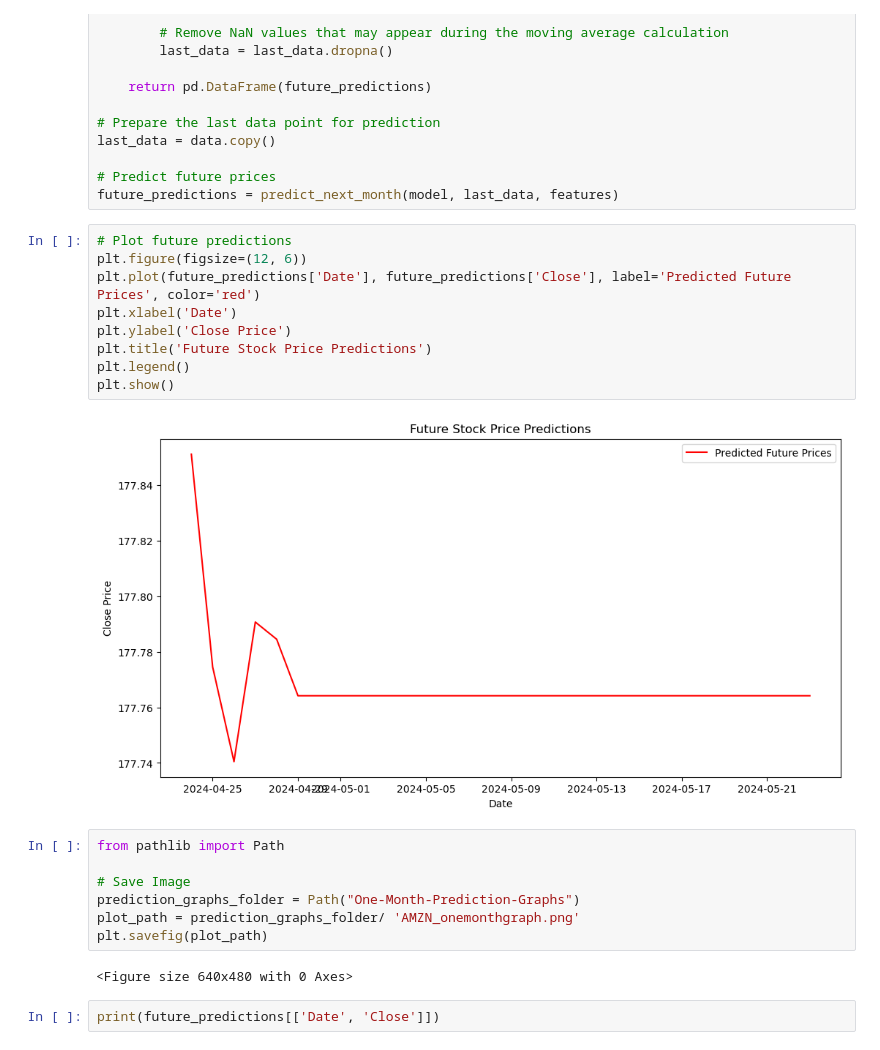
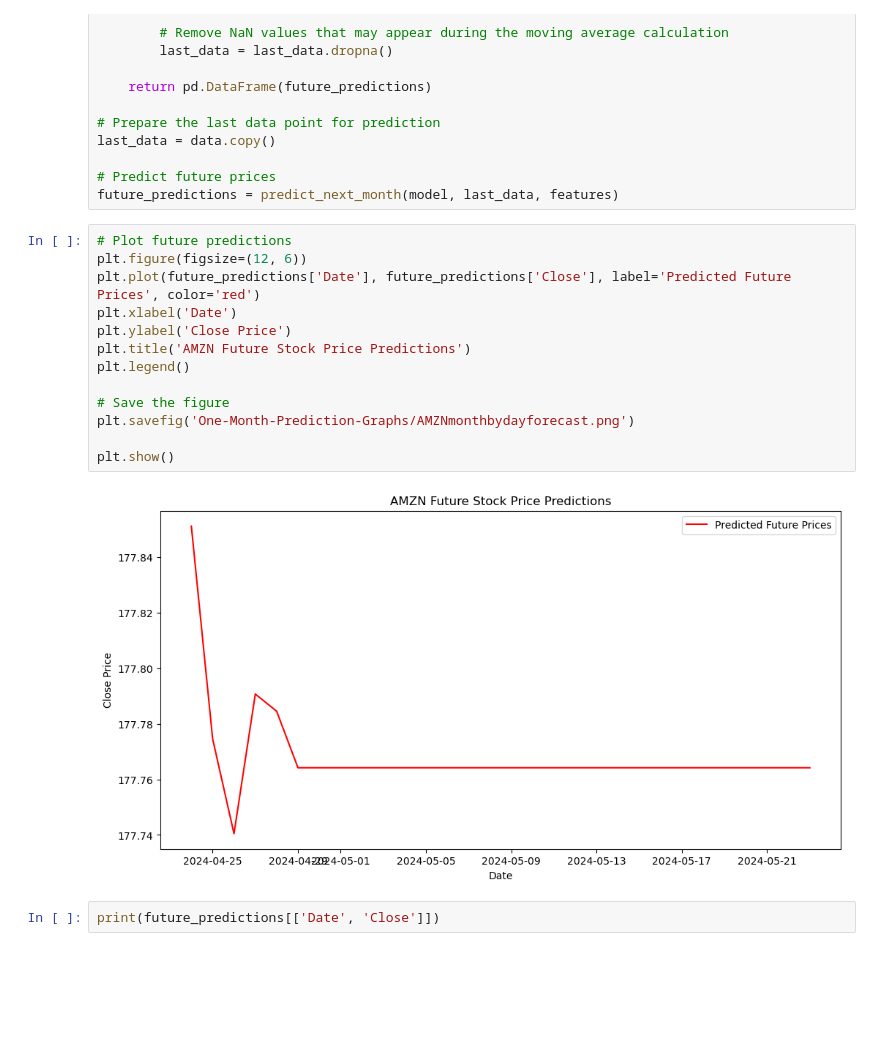
Before and after one commit to cailahanus/stockmarket-machinelearningproject, a Jupyter notebook: AMZNonemonthprediction-model.ipynb, the cells around one changed output. Cells and saved outputs as stored; diff of their text form; blank space fills up the shorter version.

```diff
--- a/AMZNonemonthprediction-model.ipynb
+++ b/AMZNonemonthprediction-model.ipynb
@@ -106,23 +106,18 @@ future_predictions = predict_next_month(model, last_data, features)
 # %%
 # Plot future predictions
 plt.figure(figsize=(12, 6))
 plt.plot(future_predictions['Date'], future_predictions['Close'], label='Predicted Future Prices', color='red')
 plt.xlabel('Date')
 plt.ylabel('Close Price')
-plt.title('Future Stock Price Predictions')
+plt.title('AMZN Future Stock Price Predictions')
 plt.legend()
+
+# Save the figure
+plt.savefig('One-Month-Prediction-Graphs/AMZNmonthbydayforecast.png')
+
 plt.show()
 # %% [output]
-[figure, old version]
+[figure, new version]
-# %%
-from pathlib import Path
-
-# Save Image
-prediction_graphs_folder = Path("One-Month-Prediction-Graphs")
-plot_path = prediction_graphs_folder/ 'AMZN_onemonthgraph.png'
-plt.savefig(plot_path)
-# %% [output]
-<Figure size 640x480 with 0 Axes>
 # %%
 print(future_predictions[['Date', 'Close']])
 # %% [output]
```
Also changed, not shown: parts of 1 cell of this notebook, 32 other files.
